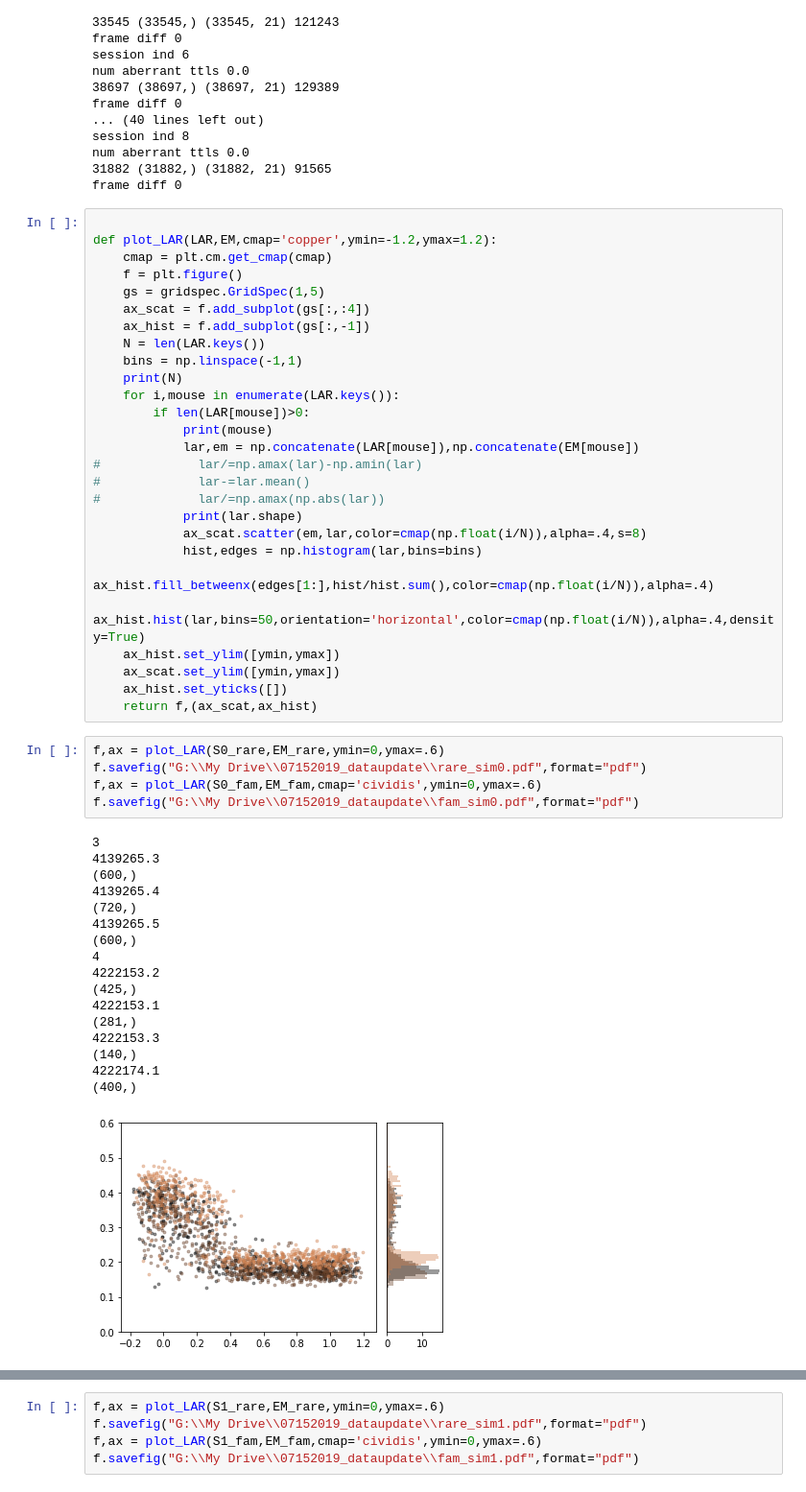
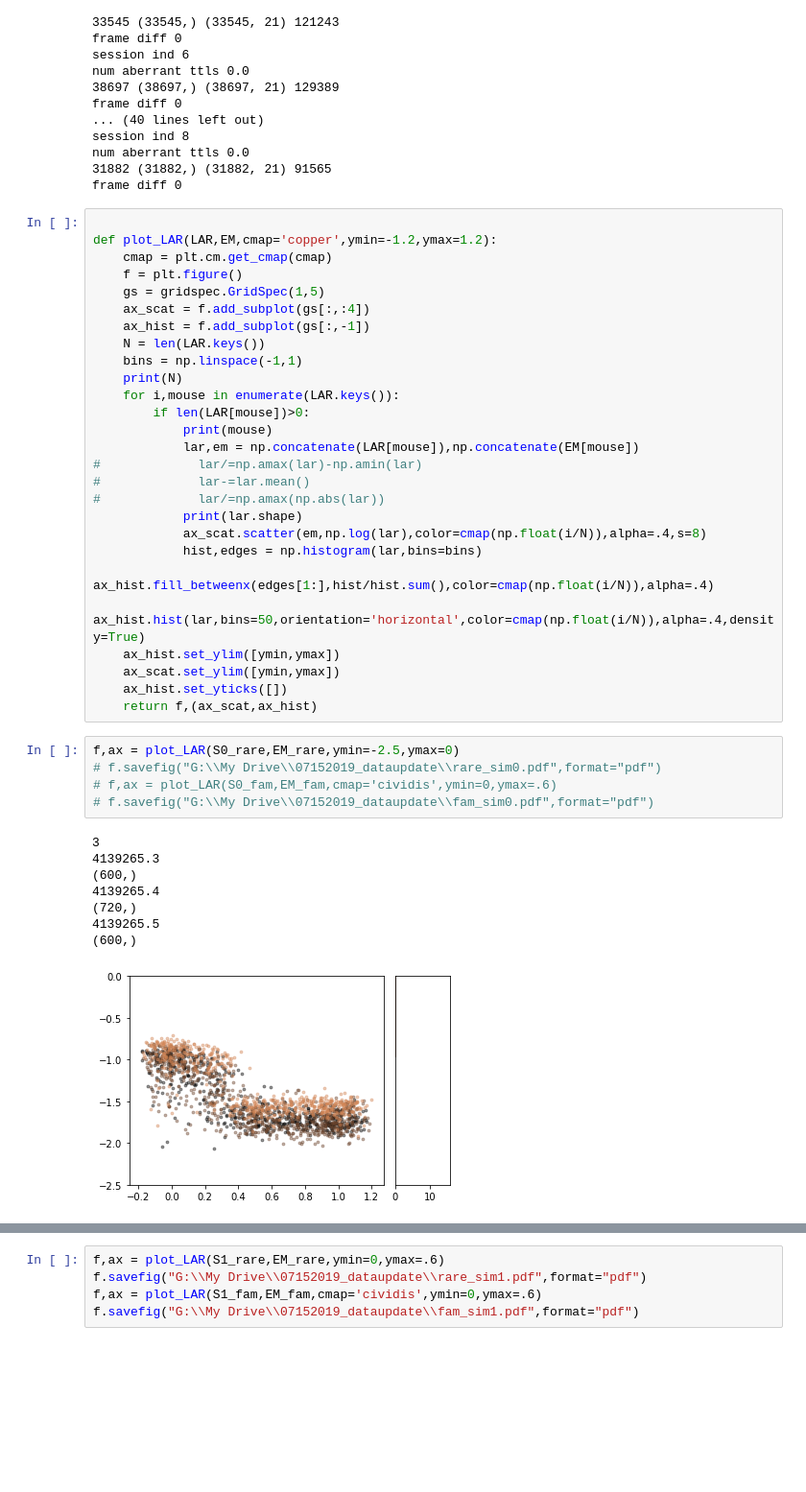
Before and after one commit to GiocomoLab/MightyMorphingPhotonRangers, a Jupyter notebook: SimMats/LogAngleRatioPlots.ipynb, the cells around one changed output, grey strips where cells are left out. Shown at 96% size. Saved outputs shown, nothing was run; the diff lists cells and outputs as text; blank space fills up the shorter version.

```diff
--- a/SimMats/LogAngleRatioPlots.ipynb
+++ b/SimMats/LogAngleRatioPlots.ipynb
@@ -205,7 +205,7 @@ def plot_LAR(LAR,EM,cmap='copper',ymin=-1.2,ymax=1.2):
 #             lar-=lar.mean()
 #             lar/=np.amax(np.abs(lar))
             print(lar.shape)
-            ax_scat.scatter(em,lar,color=cmap(np.float(i/N)),alpha=.4,s=8)
+            ax_scat.scatter(em,np.log(lar),color=cmap(np.float(i/N)),alpha=.4,s=8)
             hist,edges = np.histogram(lar,bins=bins)
             ax_hist.fill_betweenx(edges[1:],hist/hist.sum(),color=cmap(np.float(i/N)),alpha=.4)
             ax_hist.hist(lar,bins=50,orientation='horizontal',color=cmap(np.float(i/N)),alpha=.4,density=True)
@@ -214,25 +214,16 @@ def plot_LAR(LAR,EM,cmap='copper',ymin=-1.2,ymax=1.2):
     ax_hist.set_yticks([])
     return f,(ax_scat,ax_hist)
 # %%
-f,ax = plot_LAR(S0_rare,EM_rare,ymin=0,ymax=.6)
-f.savefig("G:\\My Drive\\07152019_dataupdate\\rare_sim0.pdf",format="pdf")
-f,ax = plot_LAR(S0_fam,EM_fam,cmap='cividis',ymin=0,ymax=.6)
-f.savefig("G:\\My Drive\\07152019_dataupdate\\fam_sim0.pdf",format="pdf")
+f,ax = plot_LAR(S0_rare,EM_rare,ymin=-2.5,ymax=0)
+# f.savefig("G:\\My Drive\\07152019_dataupdate\\rare_sim0.pdf",format="pdf")
+# f,ax = plot_LAR(S0_fam,EM_fam,cmap='cividis',ymin=0,ymax=.6)
+# f.savefig("G:\\My Drive\\07152019_dataupdate\\fam_sim0.pdf",format="pdf")
 # %% [output]
 3
 4139265.3
 (600,)
 4139265.4
 (720,)
 4139265.5
 (600,)
-4
-4222153.2
-(425,)
-4222153.1
-(281,)
-4222153.3
-(140,)
-4222174.1
-(400,)
-[figure, old version]
+[figure, new version]
```
Also changed, not shown: parts of 1 cell of this notebook, 22 other files.
